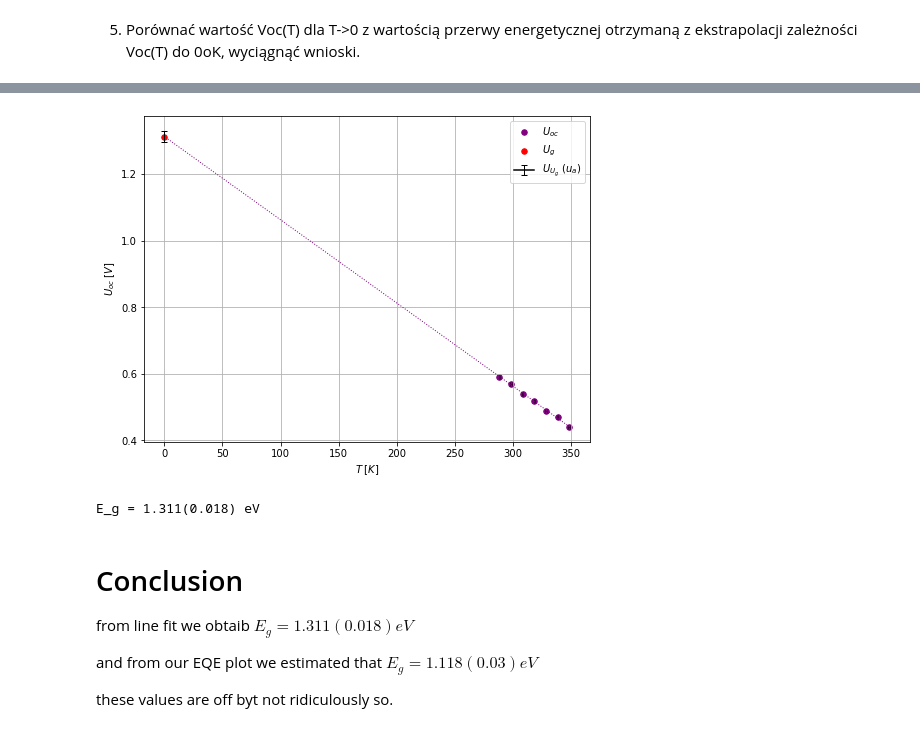
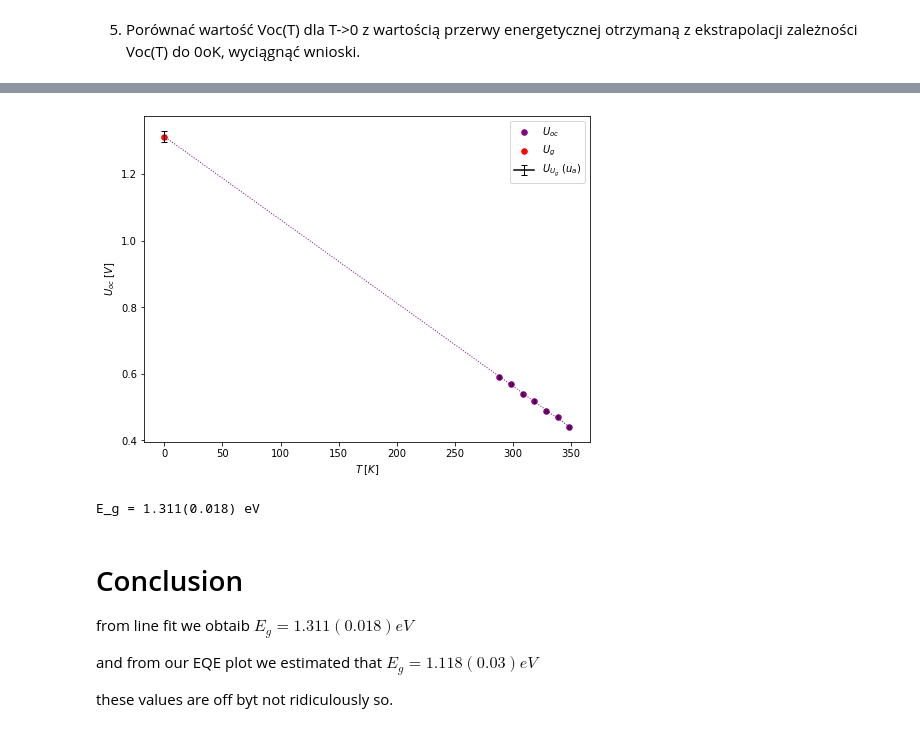
Before and after one commit to ficnawode/fizyka-pw-lab2-data-analysis, a Jupyter notebook: cw9/eqe.ipynb, the cells around one changed output, grey strips where cells are left out. Cells and saved outputs as stored; diff of their text form; code cells hidden in the pictures.

```diff
--- a/cw9/eqe.ipynb
+++ b/cw9/eqe.ipynb
@@ -116,35 +116,34 @@ plt.figure(figsize=(8,6))
 dotcolor = 'purple'
 dotsize = 30
 plt.scatter(temp_params['T'], temp_params['Uoc'], label=r'$U_{oc}$',s=dotsize, color = dotcolor)
 plt.errorbar(temp_params['T'], temp_params['Uoc'],xerr=temp_params['u_T'],capthick=0.5,capsize=2,elinewidth=0.5, color='black', fmt="none")
 
 fit = scipy.stats.linregress(temp_params['T'], temp_params['Uoc'])
 
 x_fit = range(3,350)
 y_fit = fit.slope*x_fit + fit.intercept
 plt.plot(x_fit,y_fit, linewidth=1, color = dotcolor, linestyle=':')
 
 Ug = [fit.intercept]
 u_Ug = [fit.intercept_stderr]
 plt.scatter(0,Ug,label=r'$U_g$',s=30,color='red')
 plt.errorbar(0,Ug,yerr=u_Ug,label=r'$U_{U_g}$ ($u_a$)',elinewidth=1,capsize = 3, capthick=1,color='black')
 
 plt.xlabel(r'$T \; [K]$')
 plt.ylabel(r'$U_{oc} \; [V]$')
 
 plt.legend()
-plt.grid()
 
 plt.savefig('out/img/wyk_Uoc_od_T_linefit_Eg.jpg', dpi = 350)
 plt.show()
 
 
 Eg = J_to_eV( 1.6e-19 * Ug[0])
 u_Eg = J_to_eV( 1.6e-19 * u_Ug[0]) #propagacja niepewności
 
 print(f'E_g = {Eg:.3f}({u_Eg:.3f}) eV')
 # %% [output]
-[figure, old version]
+[figure, new version]
 E_g = 1.311(0.018) eV
 # %% [markdown]
 # Conclusion
```
Also changed, not shown: parts of 2 cells of this notebook, 9 other files.
